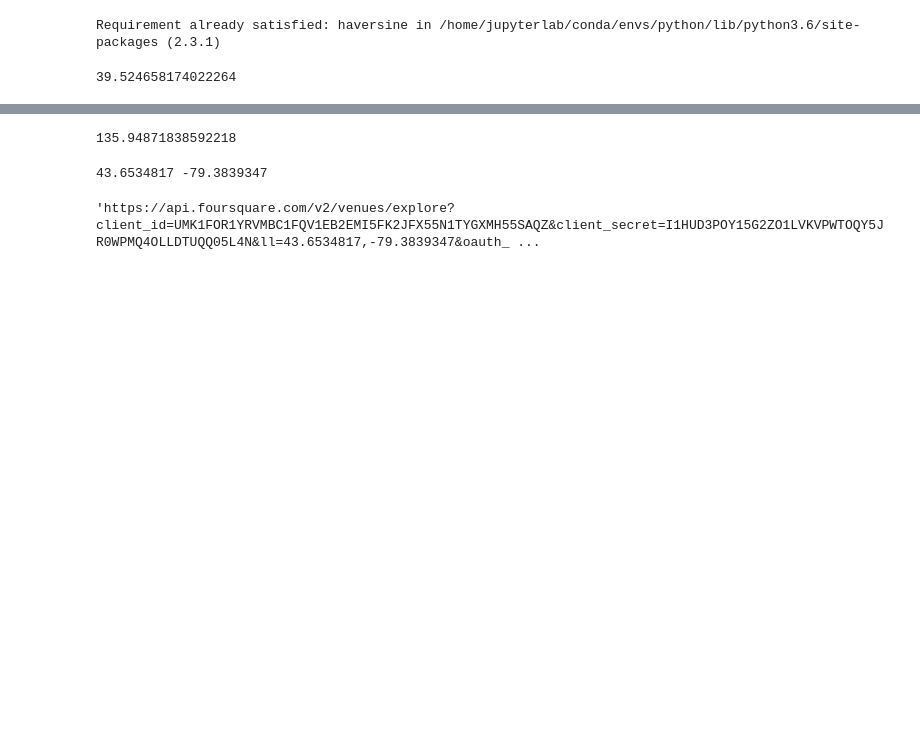
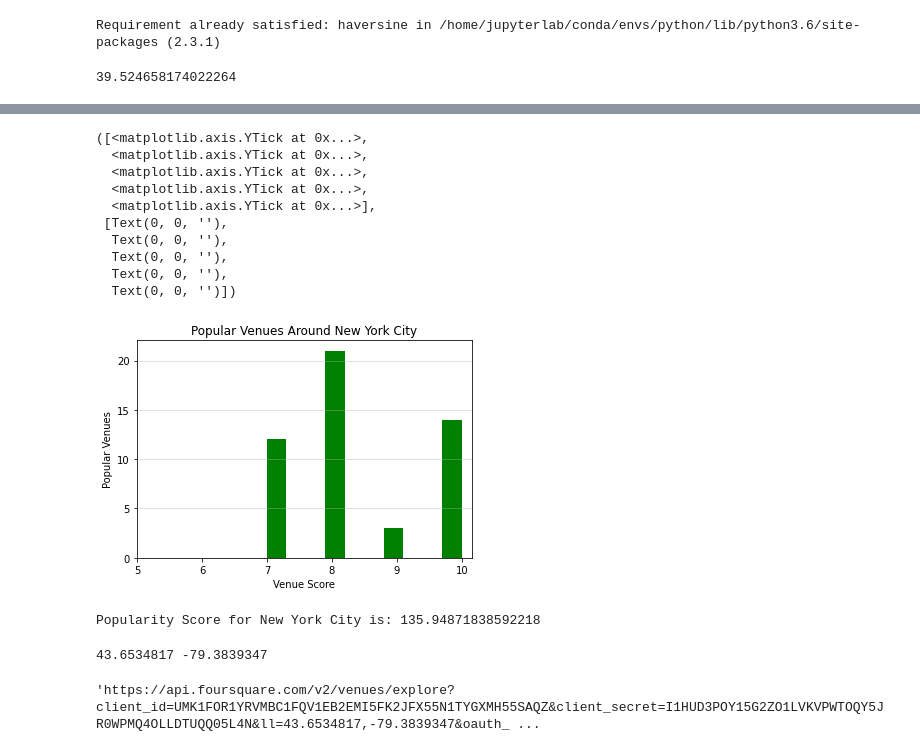
Before and after one commit to kharik828/Coursera_Capstone, a Jupyter notebook: The_Battle_of_Neighborhoods/Business_Problem.ipynb, the cells around one changed output, grey strips where cells are left out. Drawn from its saved outputs; the diff is of its cells as text; code cells hidden in the pictures; blank space fills up the shorter version.

```diff
--- a/The_Battle_of_Neighborhoods/Business_Problem.ipynb
+++ b/The_Battle_of_Neighborhoods/Business_Problem.ipynb
@@ -243,10 +263,30 @@ for i in necessities[:]:
+# %%
+plt.hist(dataframe_filtered_ny['score'],color="g")
+plt.xlabel('Venue Score')
+plt.ylabel('Popular Venues')
+plt.title('Popular Venues Around New York City')
+plt.grid(axis='y',alpha=0.5)
+plt.xticks(np.arange(5,11,1))
+plt.yticks(np.arange(0,25,5))
+# %% [output]
+([<matplotlib.axis.YTick at 0x...>,
+  <matplotlib.axis.YTick at 0x...>,
+  <matplotlib.axis.YTick at 0x...>,
+  <matplotlib.axis.YTick at 0x...>,
+  <matplotlib.axis.YTick at 0x...>],
+ [Text(0, 0, ''),
+  Text(0, 0, ''),
+  Text(0, 0, ''),
+  Text(0, 0, ''),
+  Text(0, 0, '')])
+[figure, added]
 # %%
 pop_score_ny=0
 for i in range(1,len(dataframe_filtered_ny)):
     pop_score_ny = pop_score_ny + (dataframe_filtered_ny.loc[i,'score'])/haversine((latitude, longitude),(dataframe_filtered_ny.loc[i,'lat'],dataframe_filtered_ny.loc[i,'lng']))
-print(pop_score_ny)
+print('Popularity Score for New York City is:',pop_score_ny)
 # %% [output]
-135.94871838592218
+Popularity Score for New York City is: 135.94871838592218
 # %%
 # Popularity clustering for Toronto
 address = 'Toronto,ON'
```
Also changed, not shown: parts of 16 cells of this notebook.
